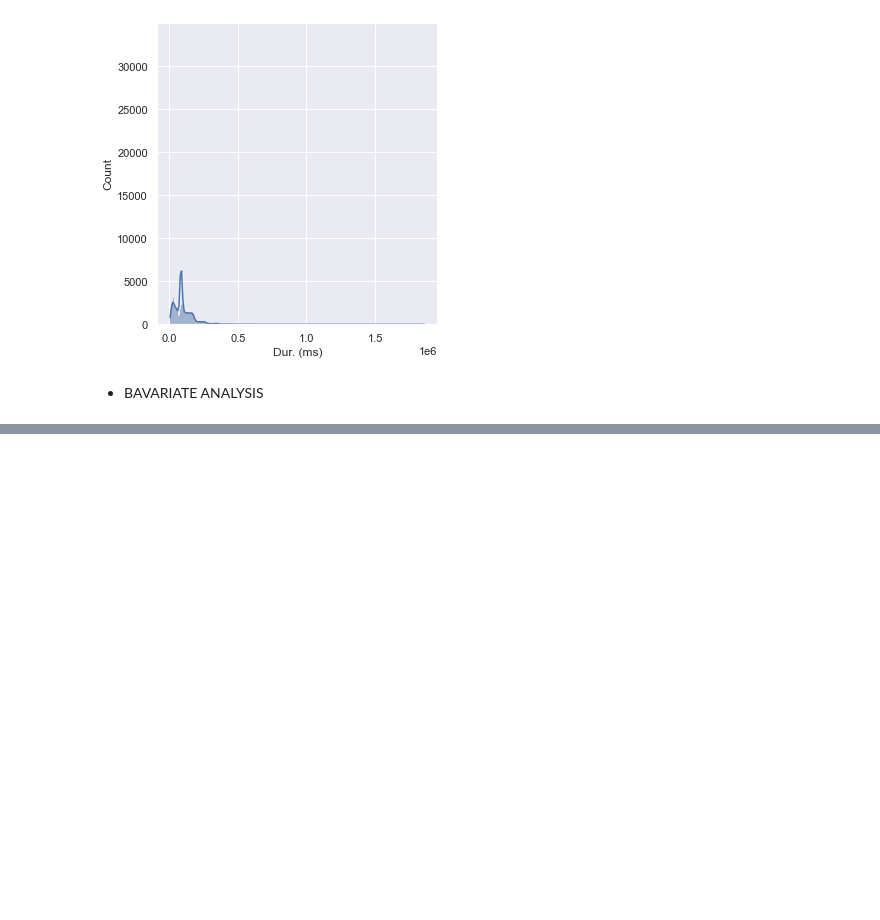
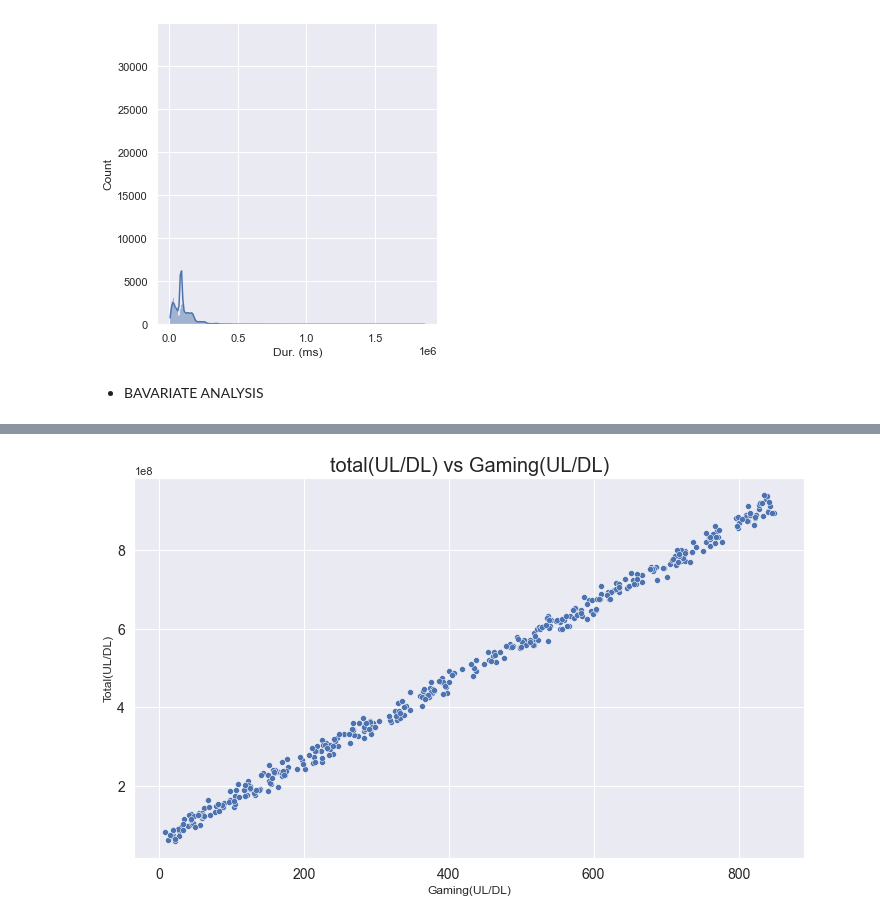
Before and after one commit to sel6/TellCo_Data_Analysis, a Jupyter notebook: notebooks/Data_Explore.ipynb, the cells around one changed output, grey strips where cells are left out. Cells and saved outputs as stored; diff of their text form; code cells hidden in the pictures; blank space fills up the shorter version.

```diff
--- a/notebooks/Data_Explore.ipynb
+++ b/notebooks/Data_Explore.ipynb
@@ -518,0 +511,4 @@ plot_scatter(filled.head(200), x_col="Other(UL/DL)", y_col="Total(UL/DL)", title
+# %%
+plot_scatter(filled.head(400), x_col="Gaming(UL/DL)", y_col="Total(UL/DL)", title="total(UL/DL) vs Gaming(UL/DL)")
+# %% [output]
+[figure, added]
```
Also changed, not shown: parts of 17 cells of this notebook.
